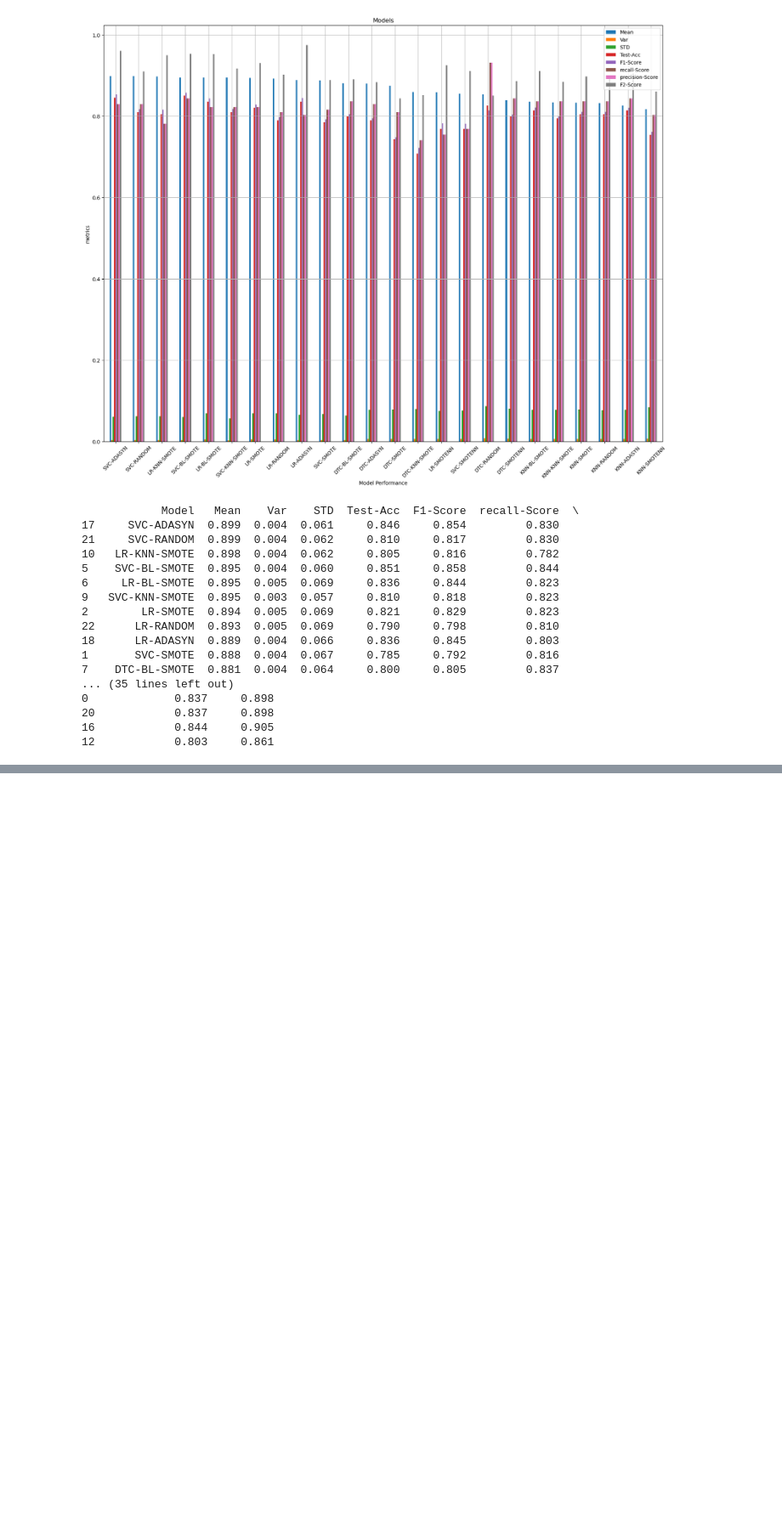
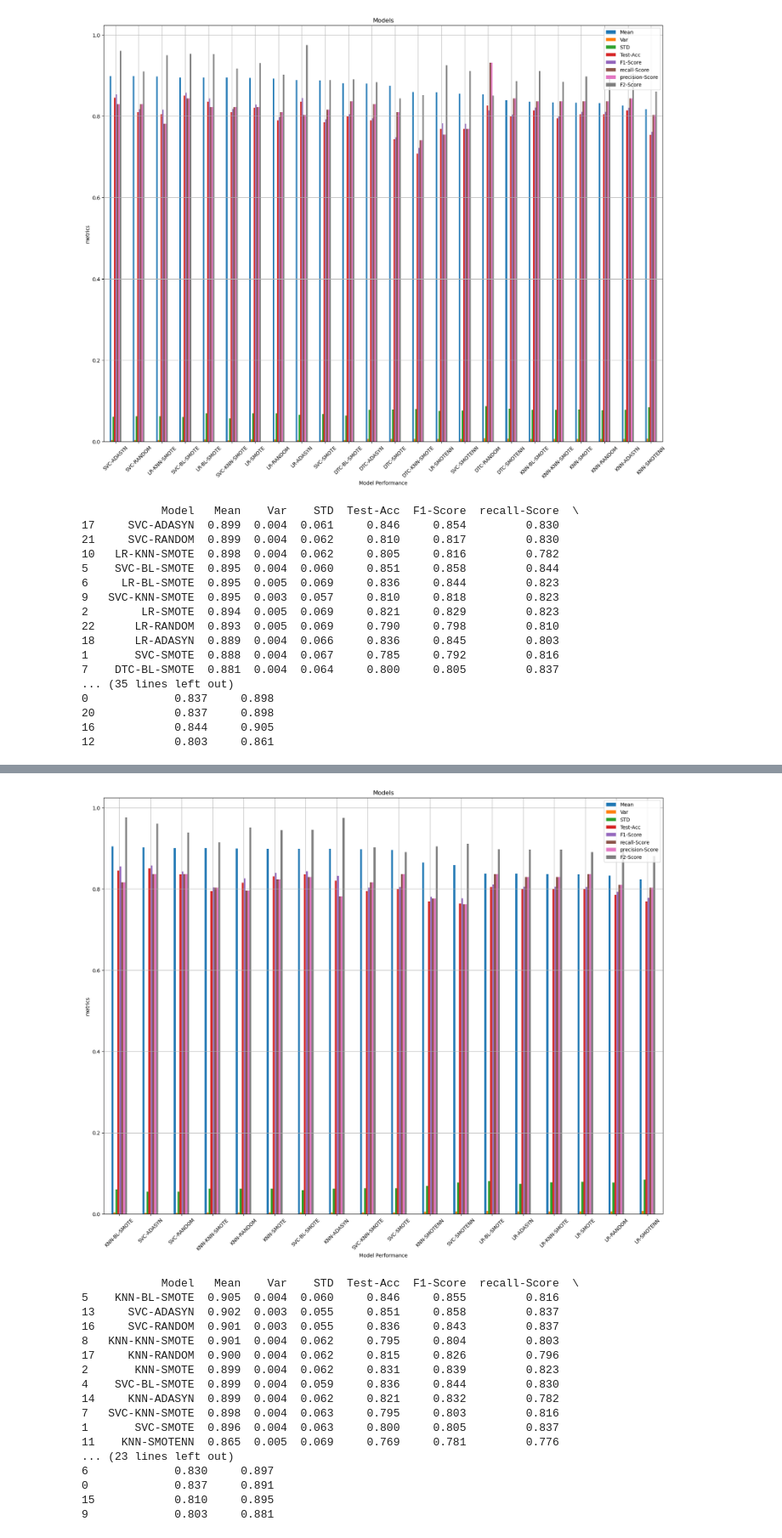
Before and after one commit to MaukanMir/Parkinsons-Classification-Analysis, a Jupyter notebook: training.ipynb, the cells around one changed output, grey strips where cells are left out. Shown at 85% size. Saved outputs shown, nothing was run; the diff lists cells and outputs as text; code cells hidden in the pictures; blank space fills up the shorter version.

```diff
--- a/training.ipynb
+++ b/training.ipynb
@@ -491,0 +536,23 @@ test_selected_sampling_models(sample_model_names, sample_models, model_names, mo
+# %%
+model_names = ["LR", "SVC", "KNN"]
+grab_selected_models(model_names)
+test_selected_sampling_models(sample_model_names, sample_models, model_names, models, X, y, f1_metric)
+# %% [output]
+[figure, added]
+            Model   Mean    Var    STD  Test-Acc  F1-Score  recall-Score  \
+5    KNN-BL-SMOTE  0.905  0.004  0.060     0.846     0.855         0.816
+13     SVC-ADASYN  0.902  0.003  0.055     0.851     0.858         0.837
+16     SVC-RANDOM  0.901  0.003  0.055     0.836     0.843         0.837
+8   KNN-KNN-SMOTE  0.901  0.004  0.062     0.795     0.804         0.803
+17     KNN-RANDOM  0.900  0.004  0.062     0.815     0.826         0.796
+2       KNN-SMOTE  0.899  0.004  0.062     0.831     0.839         0.823
+4    SVC-BL-SMOTE  0.899  0.004  0.059     0.836     0.844         0.830
+14     KNN-ADASYN  0.899  0.004  0.062     0.821     0.832         0.782
+7   SVC-KNN-SMOTE  0.898  0.004  0.063     0.795     0.803         0.816
+1       SVC-SMOTE  0.896  0.004  0.063     0.800     0.805         0.837
+11    KNN-SMOTENN  0.865  0.005  0.069     0.769     0.781         0.776
+... (23 lines left out)
+6             0.830     0.897
+0             0.837     0.891
+15            0.810     0.895
+9             0.803     0.881
```
Also changed, not shown: parts of 4 cells of this notebook.
